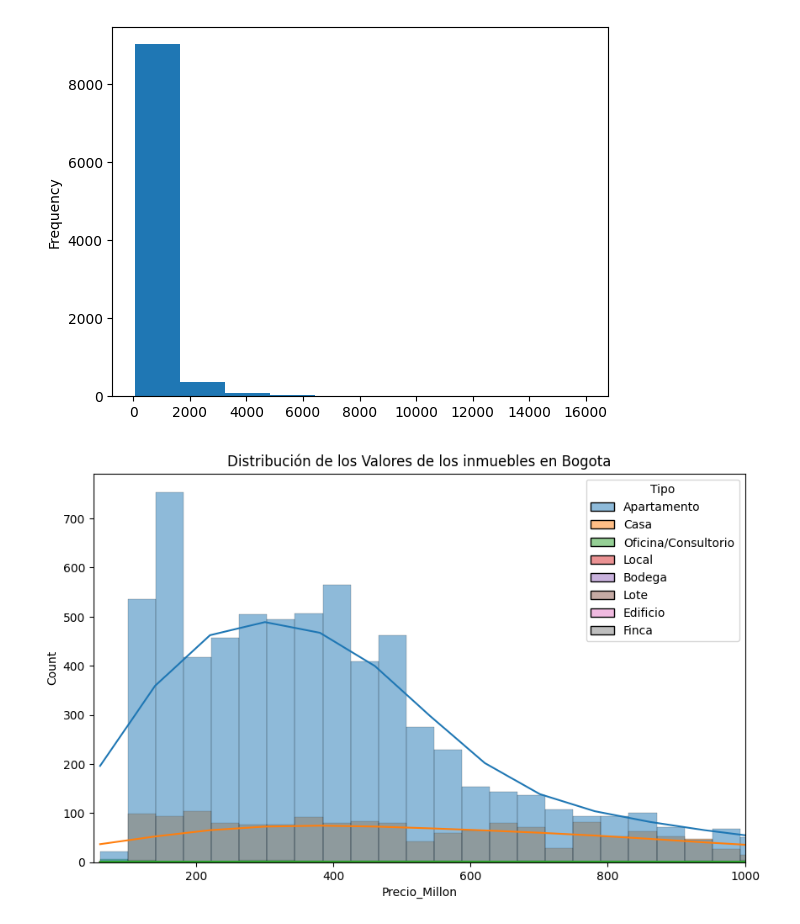
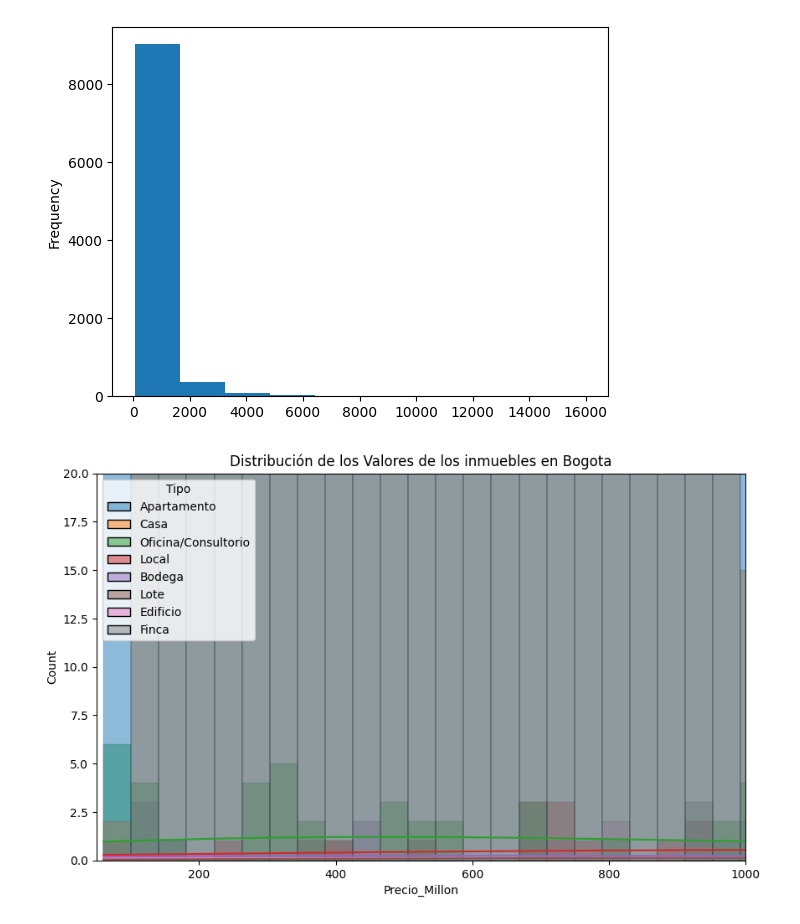
Before and after one commit to AllenJDelgado/AllenJDelgado, a Jupyter notebook: INMERSION_DATOS_AULA_1.ipynb, the cells around one changed output. Drawn from its saved outputs; the diff is of its cells as text; code cells hidden in the pictures.

```diff
--- a/INMERSION_DATOS_AULA_1.ipynb
+++ b/INMERSION_DATOS_AULA_1.ipynb
@@ -339,11 +339,12 @@ inmuebles['Precio_Millon'].plot.hist(bins=10)
 # %%
 import matplotlib.pyplot as plt
 import seaborn as sns
 
 plt.figure(figsize=(10,6))
 grafica = sns.histplot(data=inmuebles, x='Precio_Millon', kde= True, hue='Tipo')
 grafica.set_title('Distribución de los Valores de los inmuebles en Bogota')
 plt.xlim((50,1000))
+plt.ylim((0,20))
 plt.show()
 # %% [output]
-[figure, old version]
+[figure, new version]
```
